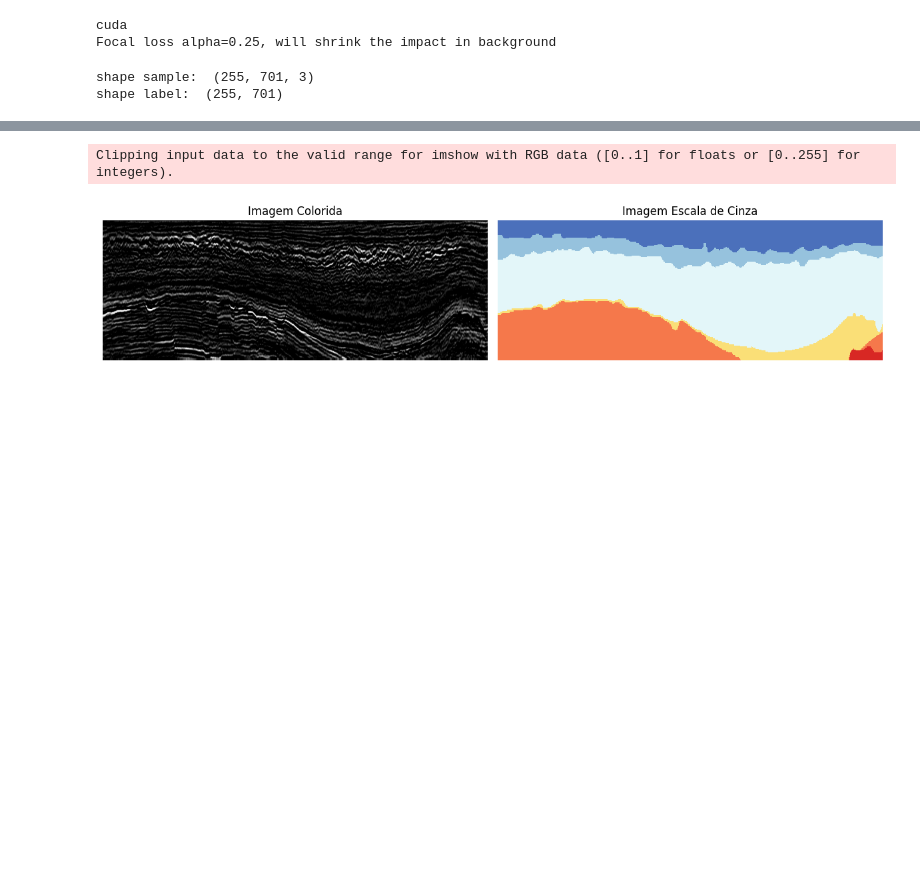
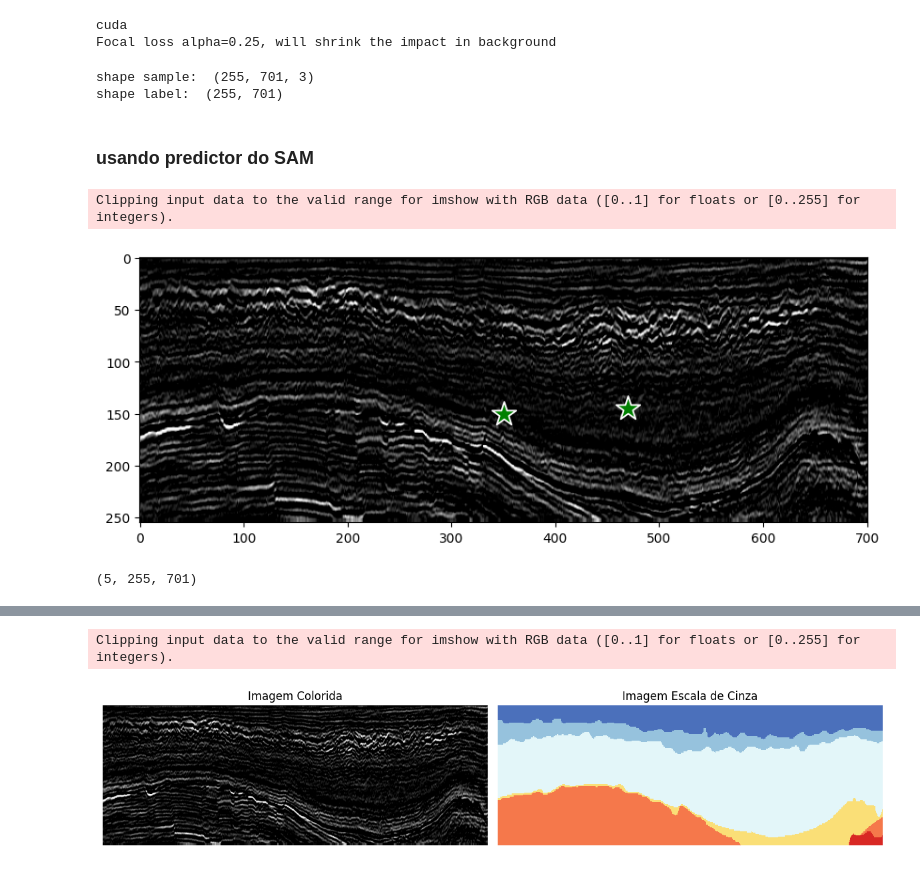
Before and after one commit to filipeas/Minerva-Discovery, a Jupyter notebook: my_experiments/sam_v1_with_prompt/segmentation_with_prompt.ipynb, the cells around one changed output, grey strips where cells are left out. Saved outputs shown, nothing was run; the diff lists cells and outputs as text; code cells hidden in the pictures; blank space fills up the shorter version.

```diff
--- a/my_experiments/sam_v1_with_prompt/segmentation_with_prompt.ipynb
+++ b/my_experiments/sam_v1_with_prompt/segmentation_with_prompt.ipynb
@@ -98,3 +100,5 @@ print("shape label: ", sample_label.shape)
 # %% [output]
 shape sample:  (255, 701, 3)
 shape label:  (255, 701)
+# %% [markdown]
+### usando predictor do SAM
@@ -100,0 +107,18 @@ shape label:  (255, 701)
+# %%
+input_point = np.array([[350, 150], [470, 145]])
+input_label = np.array([1, 1]) # 1 para foreground e 0 para background
+# %%
+def show_points(coords, labels, ax, marker_size=375):
+    pos_points = coords[labels==1]
+    neg_points = coords[labels==0]
+    ax.scatter(pos_points[:, 0], pos_points[:, 1], color='green', marker='*', s=marker_size, edgecolor='white', linewidth=1.25)
+    ax.scatter(neg_points[:, 0], neg_points[:, 1], color='red', marker='*', s=marker_size, edgecolor='white', linewidth=1.25)
+
+plt.figure(figsize=(10,10))
+plt.imshow(sample_img)
+show_points(input_point, input_label, plt.gca())
+plt.axis('on')
+plt.show()
+# %% [output]
+Clipping input data to the valid range for imshow with RGB data ([0..1] for floats or [0..255] for integers).
+[figure, added]
@@ -100,0 +131,4 @@ shape label:  (255, 701)
+# %%
+masks.shape  # (number_of_masks) x H x W
+# %% [output]
+(5, 255, 701)
```
Also changed, not shown: parts of 11 cells of this notebook, 3 other files.
